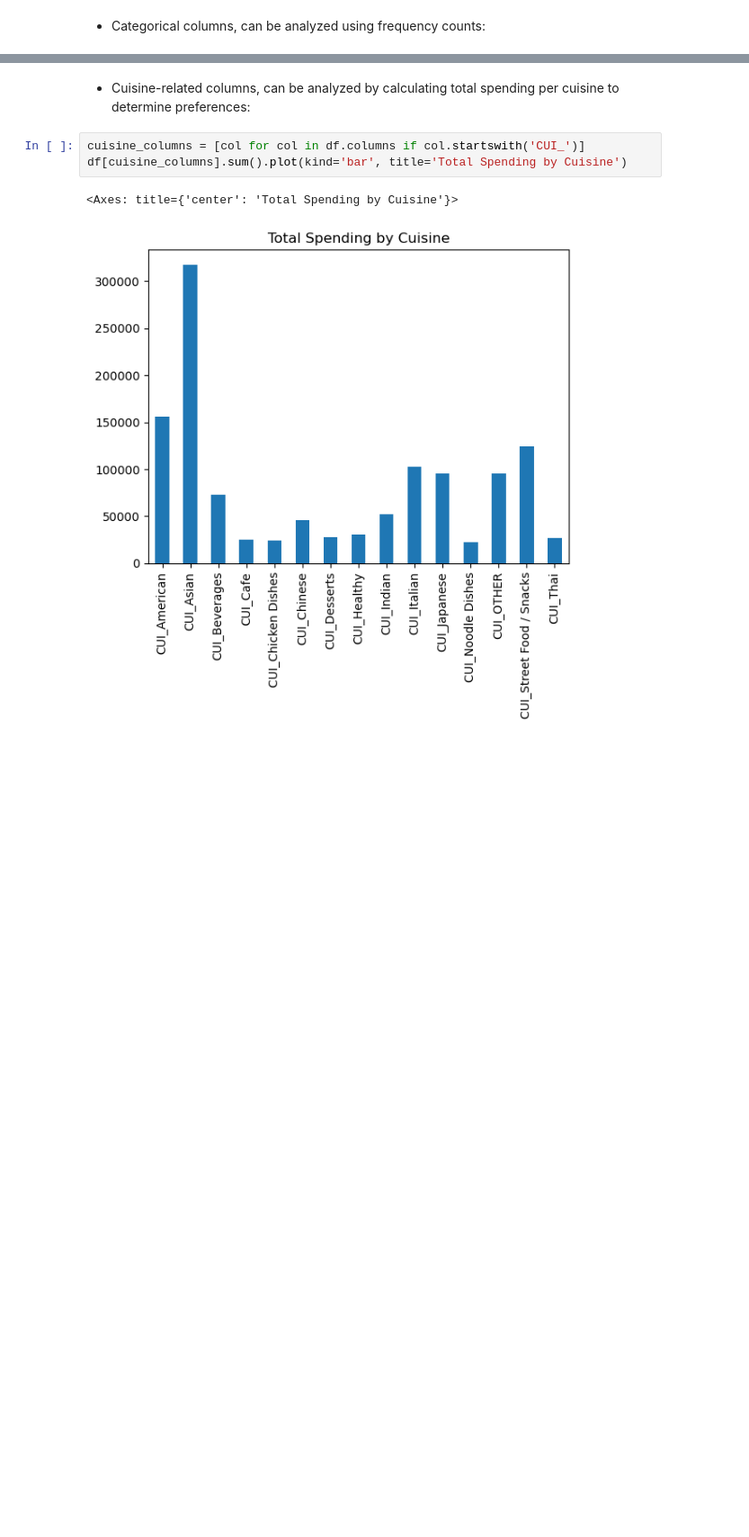
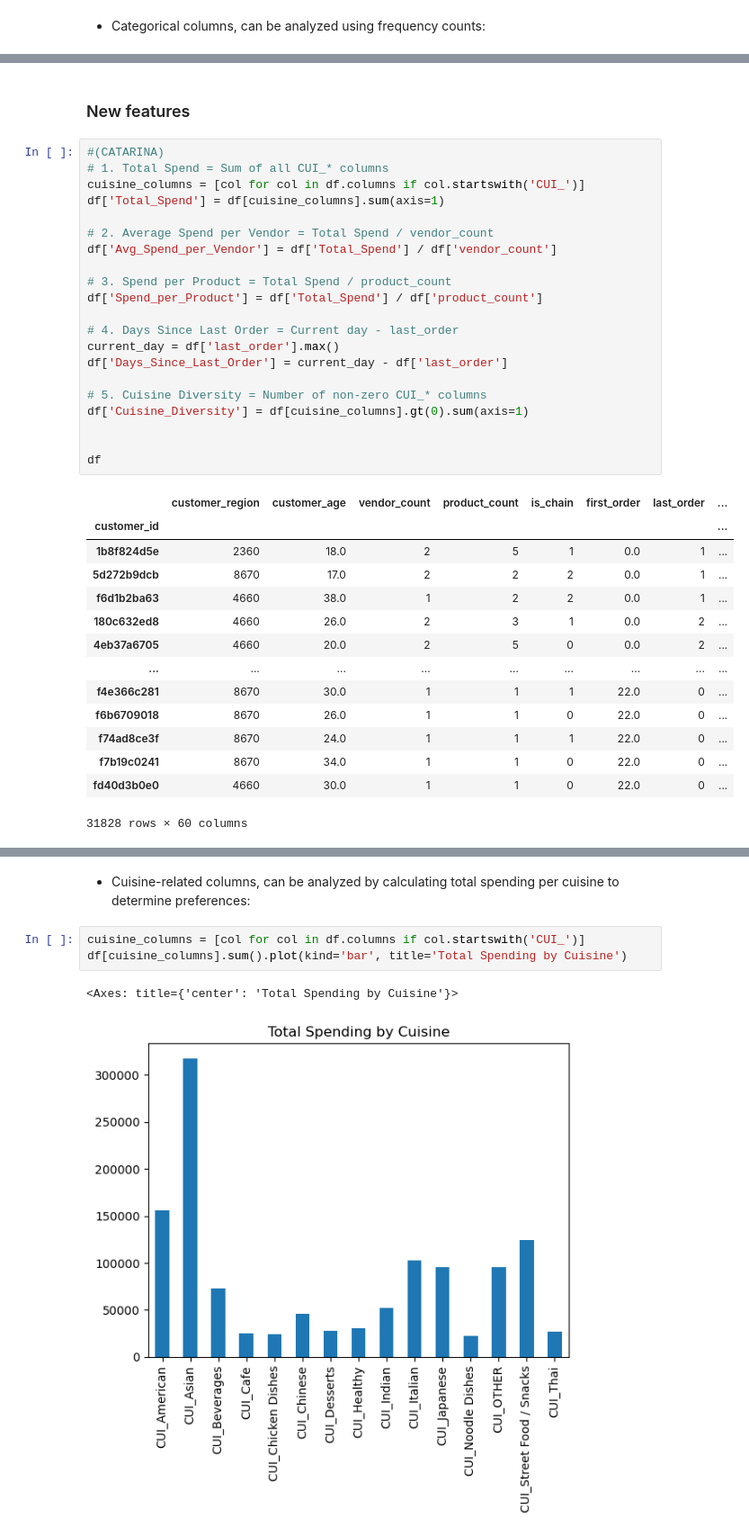
Before and after one commit to afonsosilvax/Data_Mining_NOVA, a Jupyter notebook: DM2425_Part1_99_Bruna.ipynb, the cells around one changed output, grey strips where cells are left out. Shown: that part at 90% size. Drawn from its saved outputs; the diff is of its cells as text; blank space fills up the shorter version.

```diff
--- a/DM2425_Part1_99_Bruna.ipynb
+++ b/DM2425_Part1_99_Bruna.ipynb
@@ -208,0 +270,38 @@ Name: count, dtype: int64
+# %% [markdown]
+### New features
+# %%
+#(CATARINA)
+# 1. Total Spend = Sum of all CUI_* columns
+cuisine_columns = [col for col in df.columns if col.startswith('CUI_')]
+df['Total_Spend'] = df[cuisine_columns].sum(axis=1)
+
+# 2. Average Spend per Vendor = Total Spend / vendor_count
+df['Avg_Spend_per_Vendor'] = df['Total_Spend'] / df['vendor_count']
+
+# 3. Spend per Product = Total Spend / product_count
+df['Spend_per_Product'] = df['Total_Spend'] / df['product_count']
+
+# 4. Days Since Last Order = Current day - last_order
+current_day = df['last_order'].max()
+df['Days_Since_Last_Order'] = current_day - df['last_order']
+
+# 5. Cuisine Diversity = Number of non-zero CUI_* columns
+df['Cuisine_Diversity'] = df[cuisine_columns].gt(0).sum(axis=1)
+
+
+df
+# %% [output]
+|  | customer_region | customer_age | vendor_count | product_count | is_chain | first_order | last_order | ... |
+| customer_id |  |  |  |  |  |  |  | ... |
+| 1b8f824d5e | 2360 | 18.0 | 2 | 5 | 1 | 0.0 | 1 | ... |
+| 5d272b9dcb | 8670 | 17.0 | 2 | 2 | 2 | 0.0 | 1 | ... |
+| f6d1b2ba63 | 4660 | 38.0 | 1 | 2 | 2 | 0.0 | 1 | ... |
+| 180c632ed8 | 4660 | 26.0 | 2 | 3 | 1 | 0.0 | 2 | ... |
+| 4eb37a6705 | 4660 | 20.0 | 2 | 5 | 0 | 0.0 | 2 | ... |
+| ... | ... | ... | ... | ... | ... | ... | ... | ... |
+| f4e366c281 | 8670 | 30.0 | 1 | 1 | 1 | 22.0 | 0 | ... |
+| f6b6709018 | 8670 | 26.0 | 1 | 1 | 0 | 22.0 | 0 | ... |
+| f74ad8ce3f | 8670 | 24.0 | 1 | 1 | 1 | 22.0 | 0 | ... |
+| f7b19c0241 | 8670 | 34.0 | 1 | 1 | 0 | 22.0 | 0 | ... |
+| fd40d3b0e0 | 4660 | 30.0 | 1 | 1 | 0 | 22.0 | 0 | ... |
+31828 rows × 60 columns
```
Also changed, not shown: parts of 20 cells of this notebook.
